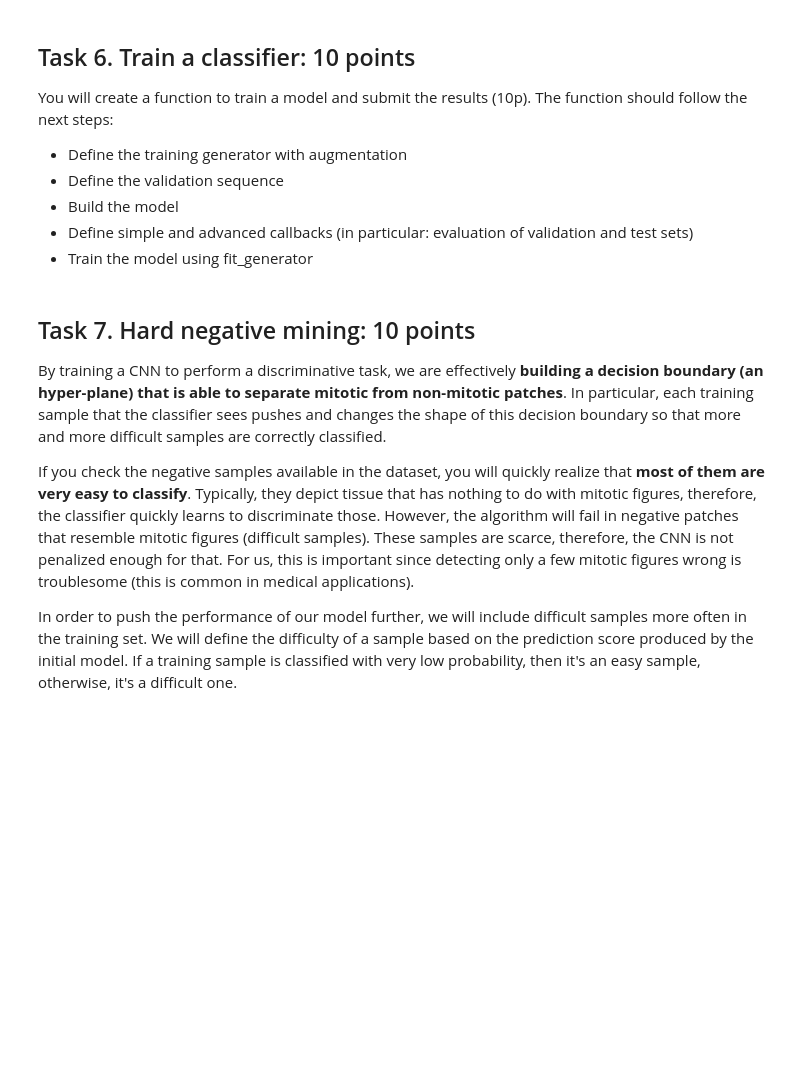
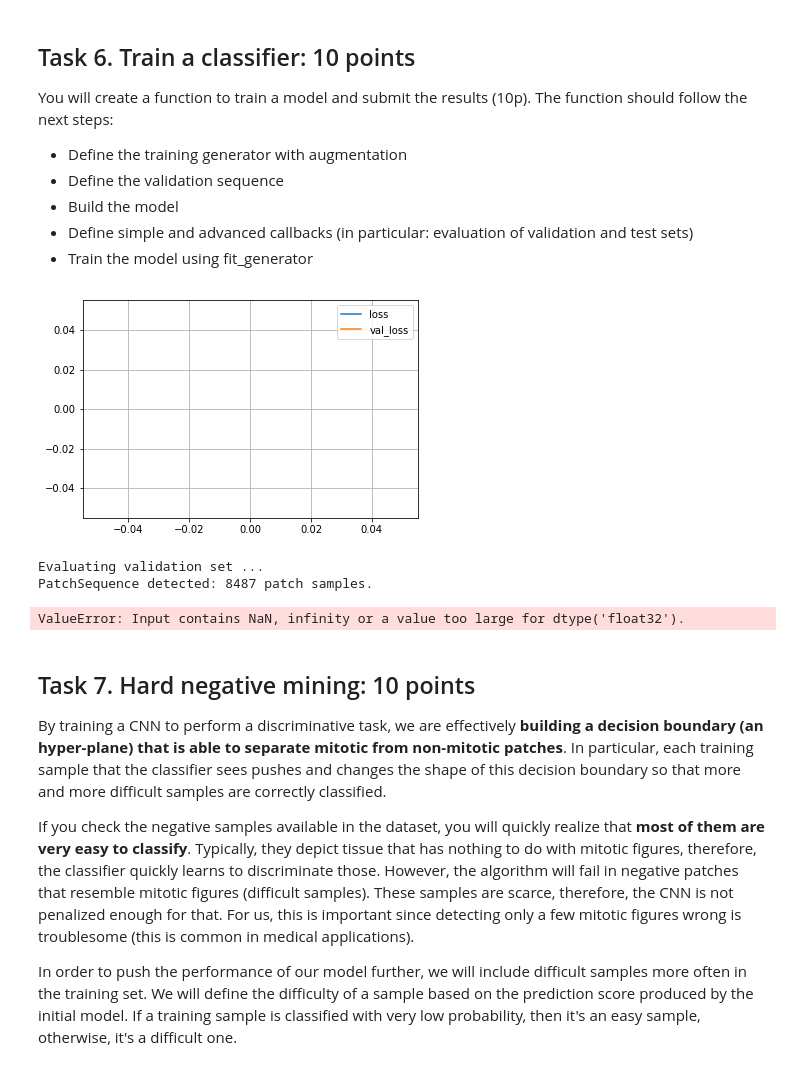
Before and after one commit to jeffluppes/ISMI2018, a Jupyter notebook: Week 8/assignment_8.ipynb, the cells around one changed output. Cells and saved outputs as stored; diff of their text form; code cells hidden in the pictures; blank space fills up the shorter version.

```diff
--- a/Week 8/assignment_8.ipynb
+++ b/Week 8/assignment_8.ipynb
@@ -664,19 +664,17 @@ def build_model():
 
     tensor_input = keras.Input(shape=(101,101,3))
     flattened = keras.layers.Flatten()(tensor_input)
-
-    tensor = keras.layers.Dense(16, kernel_initializer='normal', activation='relu')(flattened)
-    # 16 for fast training. I commented the rest.. why such an inverted, funnel-shaped network though?
-
-    #tensor = keras.layers.Dense(1024, kernel_initializer='normal', activation='relu')(flattened)
-#     tensor = keras.layers.Dense(512, kernel_initializer='normal', activation='relu')(tensor)
-#     tensor = keras.layers.Dense(256, kernel_initializer='normal', activation='relu')(tensor)
-# #     tensor = keras.layers.Dropout(0.4)(tensor)
-#     tensor = keras.layers.Dense(128, kernel_initializer='normal', activation='relu')(tensor)
+    #Guys, why no conv2d net? Like, srsly?
+    tensor = keras.layers.Dense(32, kernel_initializer='normal', activation='relu')(flattened)
+    tensor = keras.layers.Dense(64, kernel_initializer='normal', activation='relu')(flattened)
+    tensor = keras.layers.Dense(128, kernel_initializer='normal', activation='relu')(tensor)
+    tensor = keras.layers.Dense(256, kernel_initializer='normal', activation='relu')(tensor)
+    tensor = keras.layers.Dropout(0.5)(tensor)
+    tensor = keras.layers.Dense(512, kernel_initializer='normal', activation='relu')(tensor)
     tensor = keras.layers.Dense(2, kernel_initializer='uniform', activation='relu')(tensor)
 
     model = keras.models.Model(inputs=tensor_input, outputs=tensor)
-    model.compile(loss='binary_crossentropy', optimizer='adam', metrics=['accuracy'])
+    model.compile(loss='categorical_crossentropy', optimizer='adam', metrics=['accuracy'])
     return model
 
 model = build_model()
@@ -932,7 +940,7 @@ class CreateFinalSubmission(keras.callbacks.Callback):
         print(th)
 
         # Threshold predictions TODO hier moet nog iets. Even koppen bij elkaar?
-        y_pred_bin = y_pred >= th
+        y_pred_bin = y_pred #y_pred >= th <-- iets als dit..
 
         # Make CSV
         df = test_seq.df
@@ -969,37 +977,44 @@ def train_model(data_dir, csv_dir, result_dir, training_csv, validation_csv, bat
         input_dir=join(data_dir, 'training', '*'),
         csv_path=join(csv_dir, validation_csv),
         batch_size=batch_size
     )
 
     # Build model
     model = build_model()
     model.summary
 
     # Define callbacks
     callbacks_list = [
-        None,
         PlotLosses(),
         FindBestDetectionThreshold(data_dir=data_dir, csv_dir=csv_dir, result_dir=result_dir),
-        CreateFinalSubmission(data_dir=data_dir, csv_dir=csv_dir, result_dir=result_dir)
+        CreateFinalSubmission(data_dir=data_dir, csv_dir=csv_dir, result_dir=result_dir),
+        keras.callbacks.ModelCheckpoint(network_path, monitor='val_loss', verbose=0, save_best_only=False, save_weights_only=False, mode='auto', period=1),
+        keras.callbacks.EarlyStopping(monitor='val_loss', min_delta=0, patience=0, verbose=0, mode='auto'),
+        keras.callbacks.ReduceLROnPlateau(monitor='val_loss', factor=0.1, patience=10, verbose=0, mode='auto', cooldown=0, min_lr=0)
     ]
 
     # Train model
     history = model.fit_generator(training_data, steps_per_epoch=598, epochs=epochs, verbose=1, callbacks=callbacks_list, validation_data=validation_data)
 
 # Train the first model
 train_model(
     data_dir=data_dir,
     csv_dir=result_dir,
-    result_dir=join(result_dir, 'initial'),
+    result_dir=result_dir,
     training_csv='training_data.csv',
     validation_csv='validation_data.csv',
     batch_size=32,
-    epochs=1,
+    epochs=10,
     augmentation_fn=basic_augmentation,
     debug=True
 )
 
 # Remember to submit the results (manually)
+# %% [output]
+[figure, added]
+Evaluating validation set ...
+PatchSequence detected: 8487 patch samples.
+ValueError: Input contains NaN, infinity or a value too large for dtype('float32').
 # %% [markdown]
 ## Task 7. Hard negative mining: 10 points
 
```
Also changed, not shown: parts of 10 cells of this notebook.
